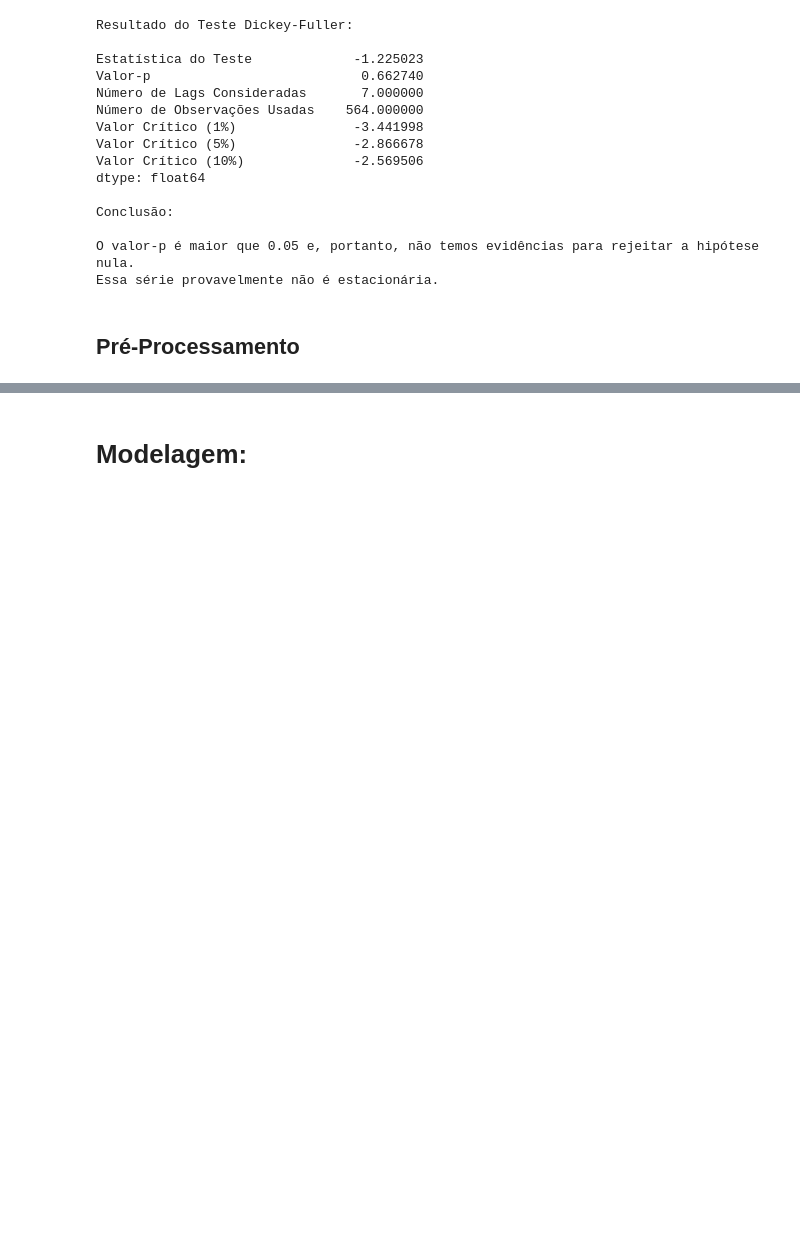
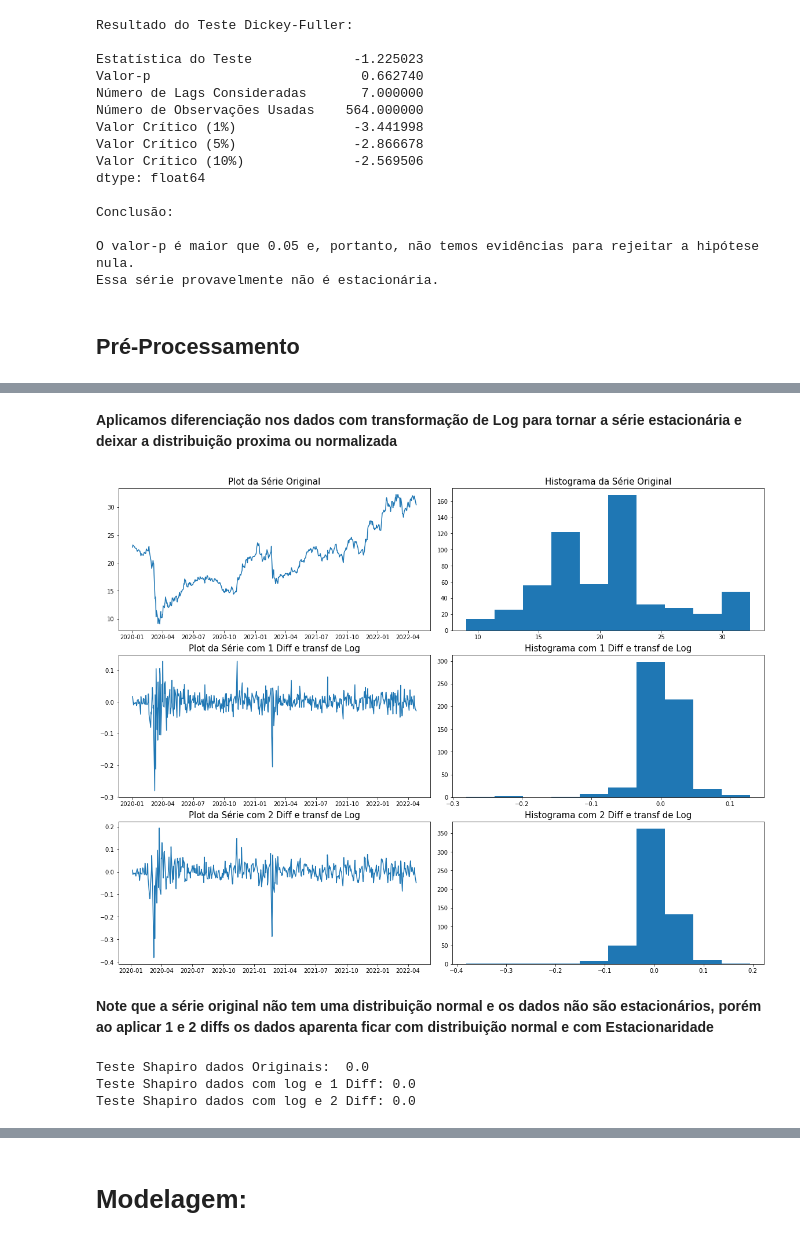
Before and after one commit to guirocha008/Ciencia-de-Dados, a Jupyter notebook: Modelo_ARIMA.ipynb, the cells around one changed output, grey strips where cells are left out. Saved outputs shown, nothing was run; the diff lists cells and outputs as text; code cells hidden in the pictures; blank space fills up the shorter version.

```diff
--- a/Modelo_ARIMA.ipynb
+++ b/Modelo_ARIMA.ipynb
@@ -344,0 +399,5 @@ df_treino
+# %%
+# Diferenciação de 1° Ordem
+df_log_diff1 = df_log - df_log.shift(1)
+df_log_diff1.dropna(inplace = True)
+df_log_diff1
@@ -344,0 +418,5 @@ df_treino
+# %%
+# Diferenciação de 2° Ordem
+df_log_diff2 = df_log - df_log.shift(2)
+df_log_diff2.dropna(inplace = True)
+df_log_diff2
@@ -344,0 +437,33 @@ df_treino
+# %% [markdown]
+**Aplicamos diferenciação nos dados com transformação de Log para tornar a série estacionária e deixar a distribuição proxima ou normalizada**
+# %%
+# Grafico de Plot e histograma da série original e com diferenciações
+fig, axes = plt.subplots(3, 2,figsize=(16,12),constrained_layout=True)
+axes[0,0].plot(petr4.High); axes[0, 0].set_title('Plot da Série Original',fontsize=15)
+axes[0,1].hist(petr4.High); axes[0, 1].set_title('Histograma da Série Original',fontsize=15)
+axes[1,0].plot(df_log_diff1); axes[1, 0].set_title('Plot da Série com 1 Diff e transf de Log',fontsize=15)
+axes[1,1].hist(df_log_diff1); axes[1, 1].set_title('Histograma com 1 Diff e transf de Log',fontsize=15)
+axes[2,0].plot(df_log_diff2); axes[2, 0].set_title('Plot da Série com 2 Diff e transf de Log',fontsize=15)
+axes[2,1].hist(df_log_diff2); axes[2, 1].set_title('Histograma com 2 Diff e transf de Log',fontsize=15)
+plt.show()
+# %% [output]
+[figure, added]
+# %% [markdown]
+**Note que a série original não tem uma distribuição normal e os dados não são estacionários, porém ao aplicar 1 e 2 diffs os dados aparenta ficar com distribuição normal e com Estacionaridade**
+# %%
+### Teste de normalidade da Série
+
+#P_value > 0.05 = dados normalizados
+
+from scipy import stats
+shapiro_test_orig = stats.shapiro(petr4.High)[1]
+shapiro_test_log1 = stats.shapiro(df_log_diff1)[1]
+shapiro_test_log2 = stats.shapiro(df_log_diff2)[1]
+
+print(f'Teste Shapiro dados Originais:  {round(shapiro_test_orig,5)}')
+print(f'Teste Shapiro dados com log e 1 Diff: {round(shapiro_test_log1,5)}')
+print(f'Teste Shapiro dados com log e 2 Diff: {round(shapiro_test_log2,5)}')
+# %% [output]
+Teste Shapiro dados Originais:  0.0
+Teste Shapiro dados com log e 1 Diff: 0.0
+Teste Shapiro dados com log e 2 Diff: 0.0
```
Also changed, not shown: parts of 185 cells of this notebook.
